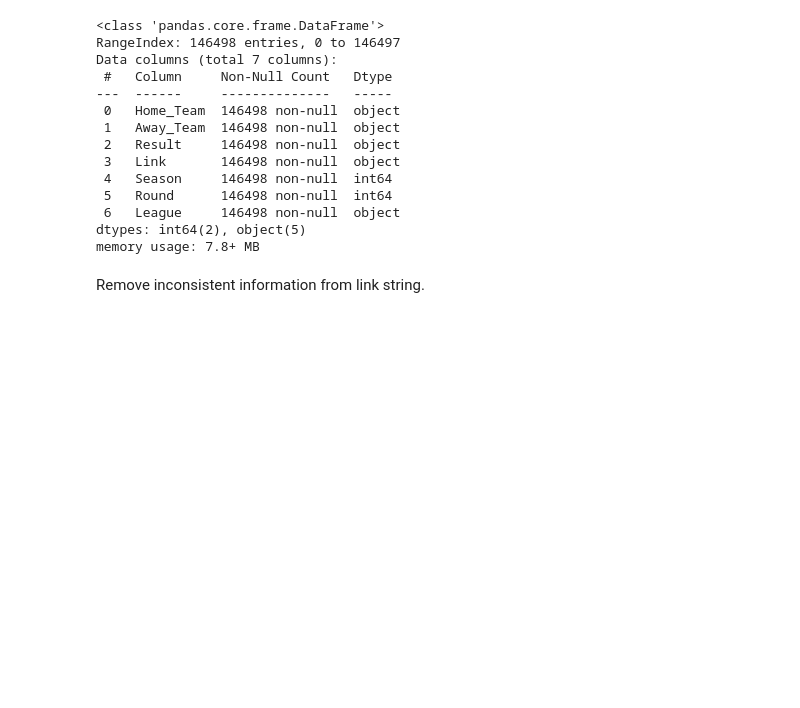
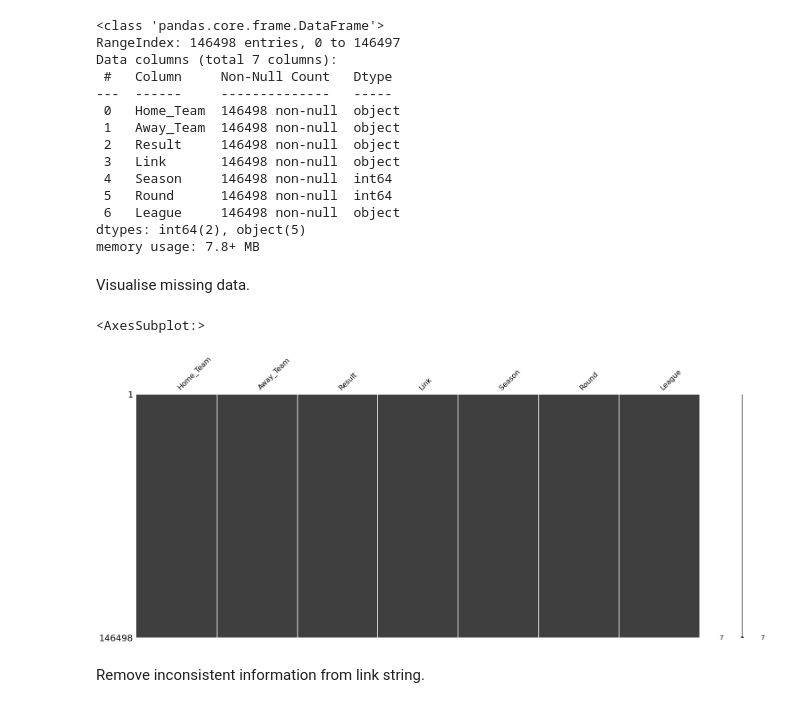
Before and after one commit to jonnysniper13/Football_Match_Outcome_Prediction, a Jupyter notebook: project/i_extract_and_clean.ipynb, the cells around one changed output. Saved outputs shown, nothing was run; the diff lists cells and outputs as text; code cells hidden in the pictures; blank space fills up the shorter version.

```diff
--- a/project/i_extract_and_clean.ipynb
+++ b/project/i_extract_and_clean.ipynb
@@ -58,6 +59,14 @@ Data columns (total 7 columns):
  6   League     146498 non-null  object
 dtypes: int64(2), object(5)
 memory usage: 7.8+ MB
+# %% [markdown]
+Visualise missing data.
+# %%
+%matplotlib inline
+msno.matrix(results_df)
+# %% [output]
+<AxesSubplot:>
+[figure, added]
 # %% [markdown]
 Remove inconsistent information from link string.
 # %%
```
Also changed, not shown: parts of 5 cells of this notebook, 3 other files.
